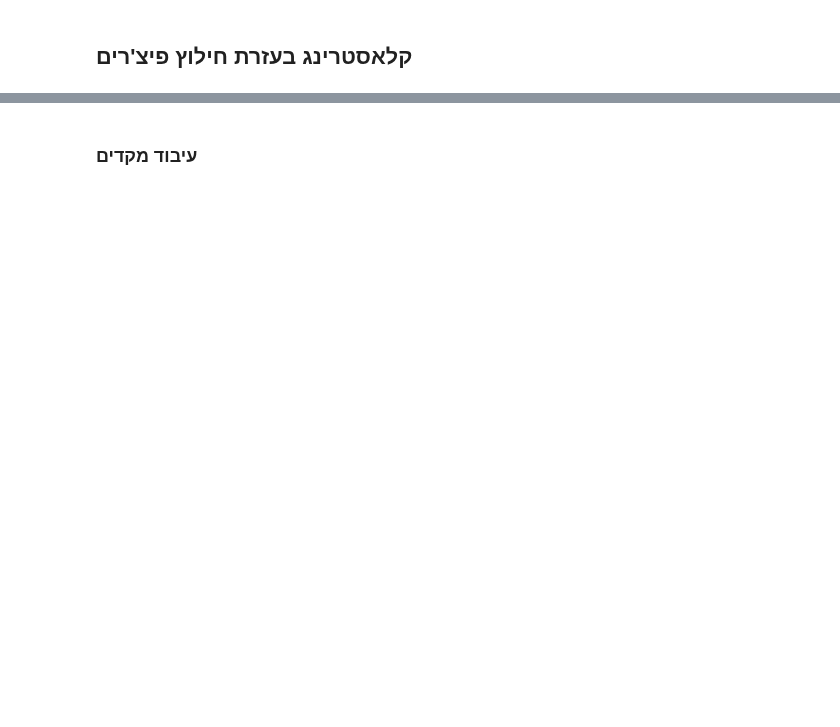
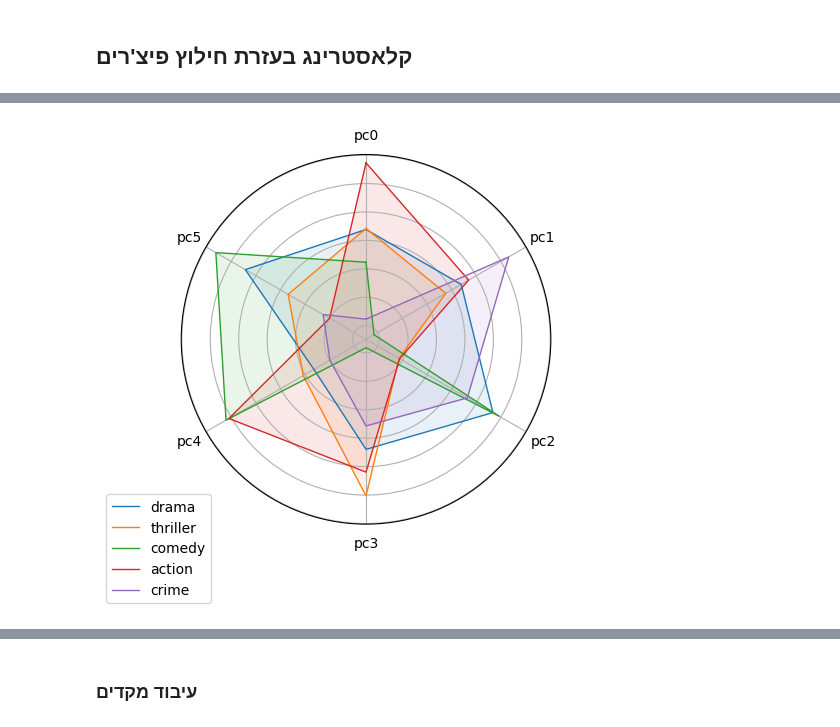
Before and after one commit to eitamyo/ou-workshop-project, a Jupyter notebook: sentimental-movie-classification.ipynb, the cells around one changed output, grey strips where cells are left out. Saved outputs shown, nothing was run; the diff lists cells and outputs as text; code cells hidden in the pictures; blank space fills up the shorter version.

```diff
--- a/sentimental-movie-classification.ipynb
+++ b/sentimental-movie-classification.ipynb
@@ -661,0 +780,10 @@ genres: ['comedy', 'action', 'crime']
+# %%
+hex_principal_df = do_pca(movie_avg_feats, 6)
+# %%
+avg_pca_genres = hex_principal_df.join(meta[['genre_list']], on="movie_id", how="inner")
+genre_avg_pcas = avg_pca_genres.explode('genre_list').groupby('genre_list').agg(np.mean).loc[top_5_genres]
+pca_normalized = (genre_avg_pcas-genre_avg_pcas.mean())/genre_avg_pcas.std()
+
+show_spider(pca_normalized)
+# %% [output]
+[figure, added]
```
Also changed, not shown: parts of 60 cells of this notebook, 1 other file.
